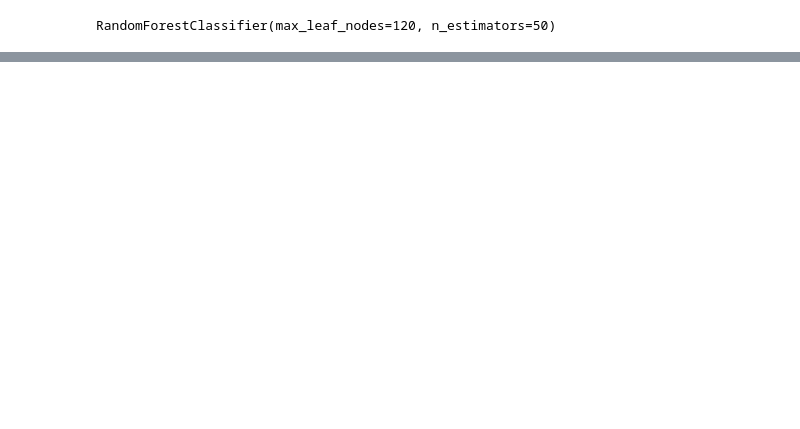
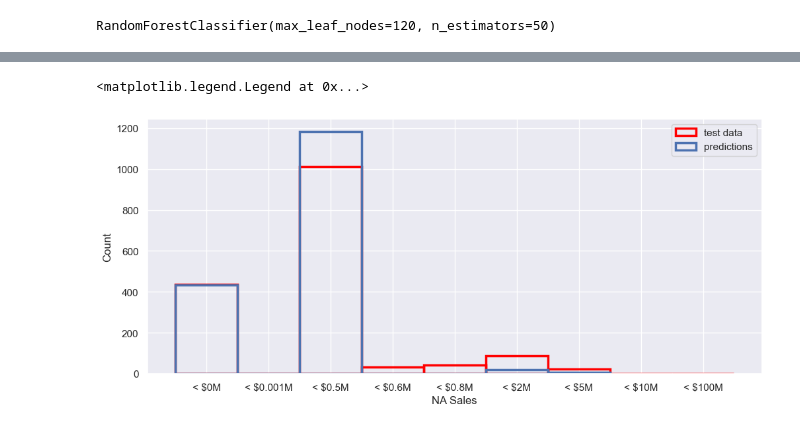
Before and after one commit to qianlan97/CPE695_Final, a Jupyter notebook: final_RandomForest.ipynb, the cells around one changed output, grey strips where cells are left out. Cells and saved outputs as stored; diff of their text form; code cells hidden in the pictures; blank space fills up the shorter version.

```diff
--- a/final_RandomForest.ipynb
+++ b/final_RandomForest.ipynb
@@ -172,8 +242,8 @@ best parameters:  {'max_leaf_nodes': 98}
 # %%
-random_tree_clf = RandomForestClassifier(max_leaf_nodes = 120, n_estimators = 50)
-random_tree_clf.fit(x_train, y_train.values.ravel())  #Use ravel to format the values and avoid warning found at https://stackoverflow.com/questions/34165731/a-column-vector-y-was-passed-when-a-1d-array-was-expected
+random_NA = RandomForestClassifier(max_leaf_nodes = 120, n_estimators = 50)
+random_NA.fit(x_train, y_train_NA.values.ravel())  #Use ravel to format the values and avoid warning found at https://stackoverflow.com/questions/34165731/a-column-vector-y-was-passed-when-a-1d-array-was-expected
 # %% [output]
 RandomForestClassifier(max_leaf_nodes=120, n_estimators=50)
 # %%
-y_r_prediction = random_tree_clf.predict(x_test)
+NA_prediction = random_NA.predict(x_test)
 # %%
@@ -182,0 +332,14 @@ print(random_tree_clf.score(x_test,y_test))
+# %%
+bin_labels = [f"< ${c}M" for c in bin_sales_NA][1:]
+
+y_NA_test = pd.Series(y_test_NA, name = "NA Sales")
+y_NA_p = pd.Series(NA_prediction, name = "prediction")
+
+plt.figure("NA Sales")
+sns.set(rc={"figure.figsize":(12, 5)})
+sns.histplot(data = y_NA_test,  fill=False, color = 'red', lw=2.5, stat = "count", label = "test data")
+sns.histplot(data = y_NA_p,  fill=False, stat = "count", lw=2.5, label = "predictions")
+plt.legend()
+# %% [output]
+<matplotlib.legend.Legend at 0x...>
+[figure, added]
```
Also changed, not shown: parts of 32 cells of this notebook, 1 other file.
